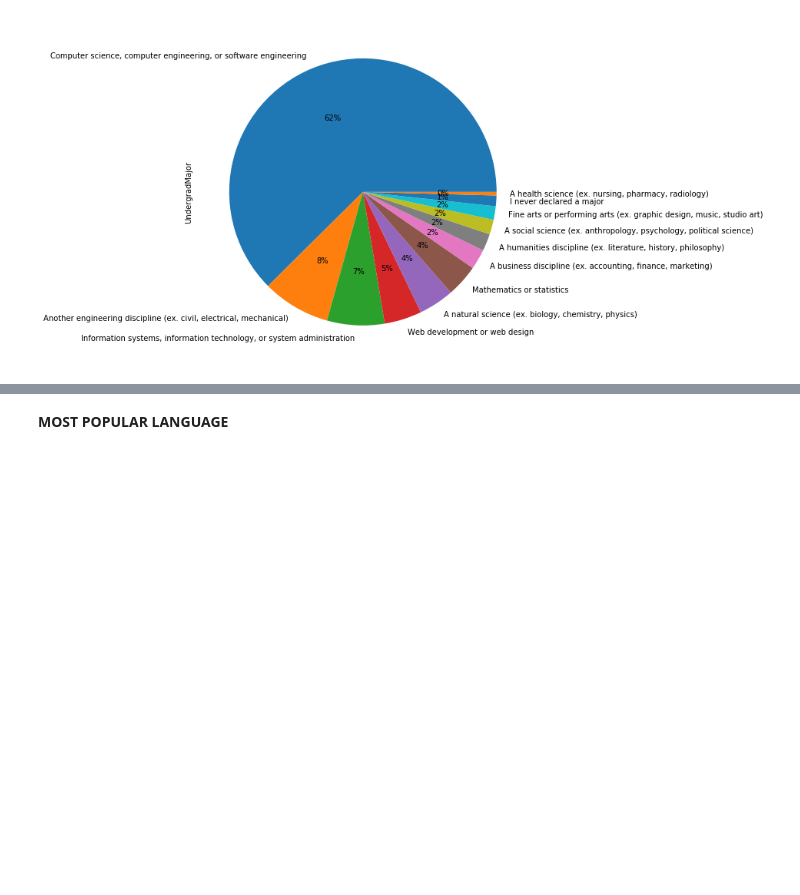
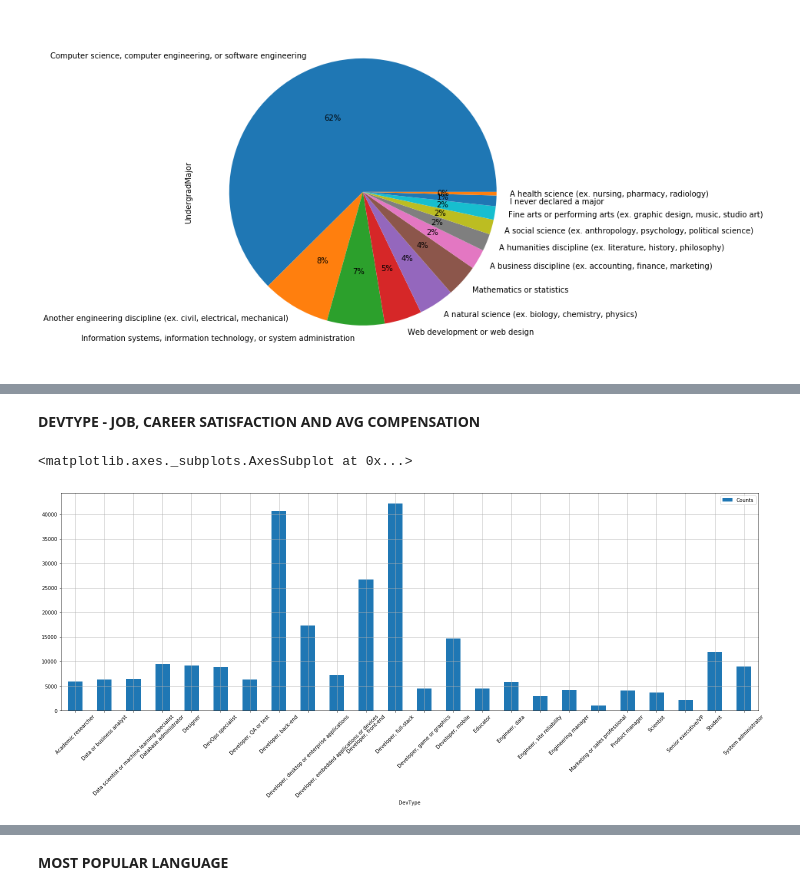
Before and after one commit to Ritvik19/Data-Tales, a Jupyter notebook: Stack-Overflow-Developer-Survey-2019/Analysis.ipynb, the cells around one changed output, grey strips where cells are left out. Drawn from its saved outputs; the diff is of its cells as text; code cells hidden in the pictures; blank space fills up the shorter version.

```diff
--- a/Stack-Overflow-Developer-Survey-2019/Analysis.ipynb
+++ b/Stack-Overflow-Developer-Survey-2019/Analysis.ipynb
@@ -261,0 +280,11 @@ data['UndergradMajor'].value_counts().plot.pie(figsize=(8,8), autopct='%1.0f%%')
+# %% [markdown]
+**DEVTYPE - JOB, CAREER SATISFACTION AND AVG COMPENSATION**
+# %%
+devtype = pd.DataFrame(data['DevType'].value_counts()).reset_index()
+devtype.columns=['DevType', 'Counts']
+devtype['DevType'] = devtype['DevType'].apply(lambda x: x.split(';'))
+devtype = devtype.explode('DevType').groupby('DevType').sum()
+devtype.plot.bar(figsize=(25,8), grid=True, rot=45)
+# %% [output]
+<matplotlib.axes._subplots.AxesSubplot at 0x...>
+[figure, added]
```
Also changed, not shown: parts of 18 cells of this notebook.
